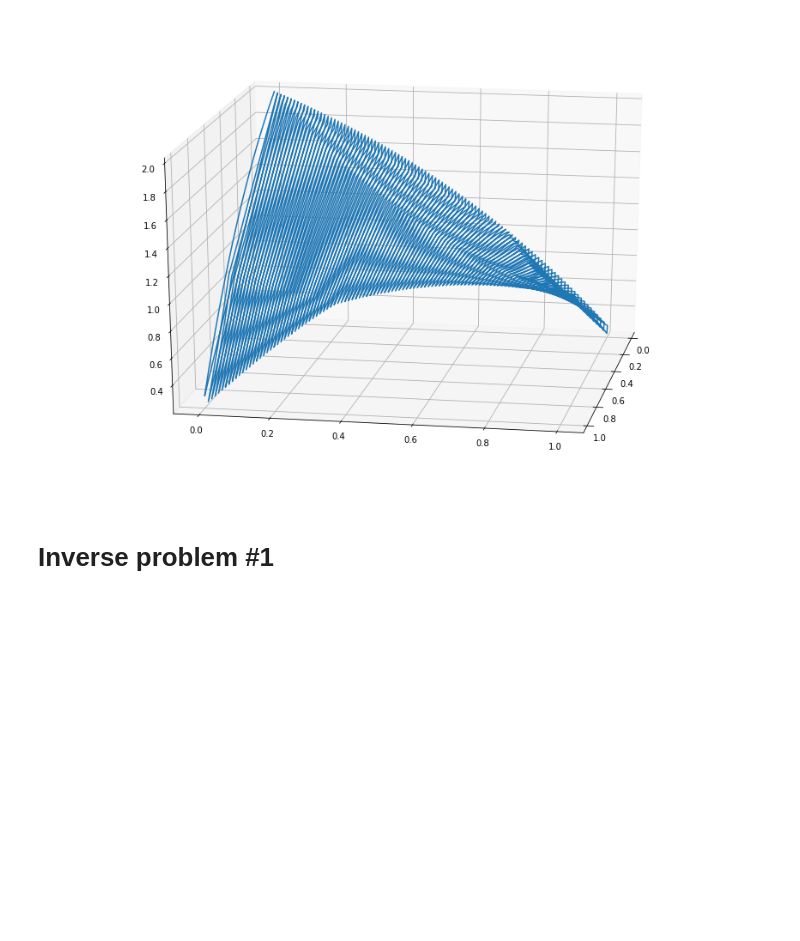
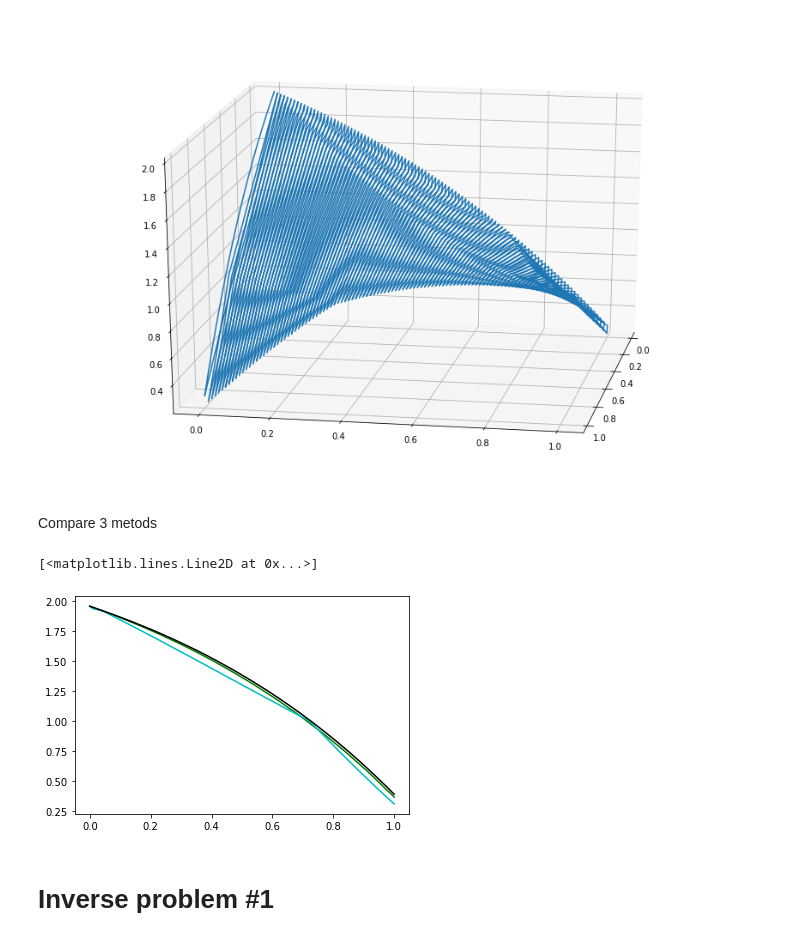
Before and after one commit to HIDDENDEN/Math_models, a Jupyter notebook: MyWork.ipynb, the cells around one changed output. Cells and saved outputs as stored; diff of their text form; code cells hidden in the pictures; blank space fills up the shorter version.

```diff
--- a/MyWork.ipynb
+++ b/MyWork.ipynb
@@ -501,6 +558,9 @@ for startIterationFor_t_i in range(num_of_graphs_rows):
   #draw
   plt.plot(x,u, linestyle='--', marker='o', color = "red")
   plt.show()
+  if(startIterationFor_t_i == num_of_graphs_rows-1):
+    x_m_3 = deepcopy(x)
+    u_m_3 = deepcopy(u)
 # %% [output]
 [figure]
 [figure]
@@ -509,0 +572,9 @@ for startIterationFor_t_i in range(num_of_graphs_rows):
+# %%
+h_t_func_method_3 = np.zeros(N_t + 1)
+for i in range(len(test)):
+  h_t_func_method_3[i] = matrix_cur[i][N_x]
+
+t_arg_method_3 = np.arange(0,T+h_t,h_t)
+
+print(len(t_arg_method_3))
+print(len(h_t_func_method_3))
@@ -677,5 +751,5 @@ for j in range(x_grid_length_for_array_implementation):
 
   fi_u_grid[j] = fi_u_struct(f_value , arg)
 
-# for j in range(x_grid_length_for_array_implementation):
-#   print (fi_u_grid[j])
+for j in range(x_grid_length_for_array_implementation):
+  print (fi_u_grid[j])
@@ -828,6 +920,10 @@ for startIterationFor_t_i in range(num_of_graphs_rows):
   #draw
   plt.plot(x,u, linestyle='--', marker='o', color = "red")
   plt.show()
+
+  if(startIterationFor_t_i == num_of_graphs_rows-1):
+    x_m_2 = deepcopy(x)
+    u_m_2 = deepcopy(u)
 # %% [output]
 [figure]
 [figure]
@@ -897,6 +1003,16 @@ ax.view_init(20,10)
 plt.show()
 # %% [output]
 [figure]
+# %% [markdown]
+Compare 3 metods
+# %%
+plt.plot(x_m_1, u_m_1, 'g')  # solid green
+plt.plot(x_m_2, u_m_2, 'c') # dashed cyan
+plt.plot(x_m_3, u_m_3, 'k') # dashdot black
+# plt.plot(x, x + 3, ':r');  # dotted red
+# %% [output]
+[<matplotlib.lines.Line2D at 0x...>]
+[figure, added]
 # %% [markdown]
 # **Inverse problem #1**
 # %% [markdown]
```
Also changed, not shown: parts of 17 cells of this notebook.
